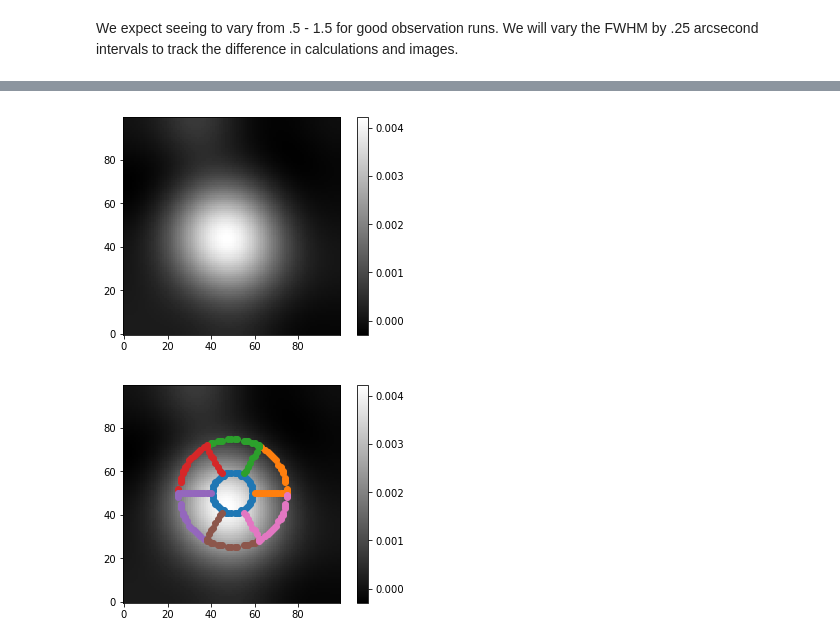
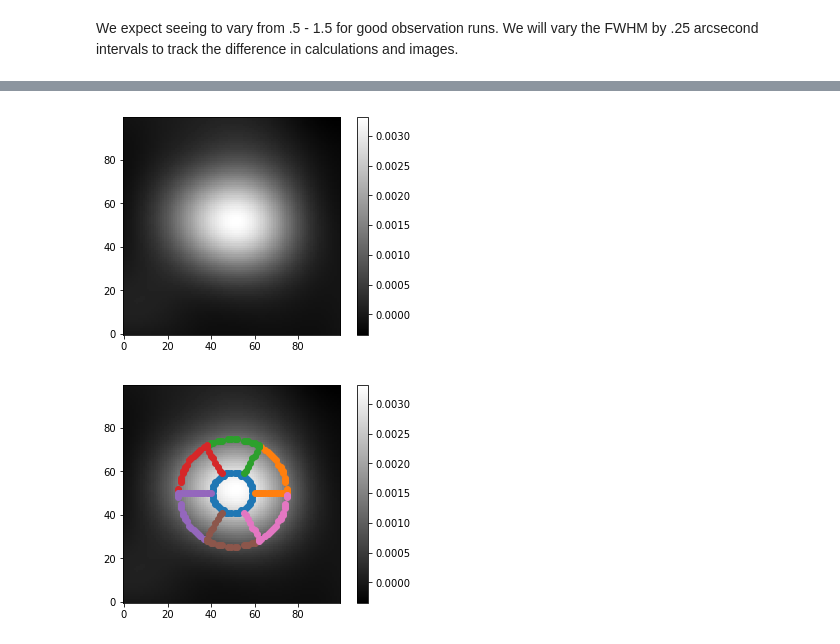
Before and after one commit to richardpan38/FOBOS, a Jupyter notebook: doc/Smoothing-Check.ipynb, the cells around one changed output, grey strips where cells are left out. Saved outputs shown, nothing was run; the diff lists cells and outputs as text; code cells hidden in the pictures.

```diff
--- a/doc/Smoothing-Check.ipynb
+++ b/doc/Smoothing-Check.ipynb
@@ -62,8 +77,8 @@ gen.overplot_image(gen.box_image)
 # %% [markdown]
 At first glance it looks like there is some object/galaxy there. However, The center of the galaxy seems fainter than the remnants so we'd be better off picking another. Number 9 with Imag 23. looks like a good choice.
 # %%
-gen.target_index = 8
-gen.target_image()
+gen.target_index = 13
+gen.target_image(gen.scidata)
 gen.graph_image(gen.box_image)
 gen.border_plot()
 gen.overplot_image(gen.box_image)
@@ -232,8 +270,9 @@ for i in range(0,7):
 # %%
 FWHM = 1
+gen.smooth(FWHM)
 gen.smoothing(FWHM)
-gen.graph_image(gen.smoothed_image)
-gen.overplot_image(gen.smoothed_image)
+gen.graph_image(gen.box_image)
+gen.overplot_image(gen.box_image)
 # %% [output]
-[figure, old version]
+[figure, new version]
-[figure, old version]
+[figure, new version]
```
Also changed, not shown: parts of 50 cells of this notebook, 1 other file.
